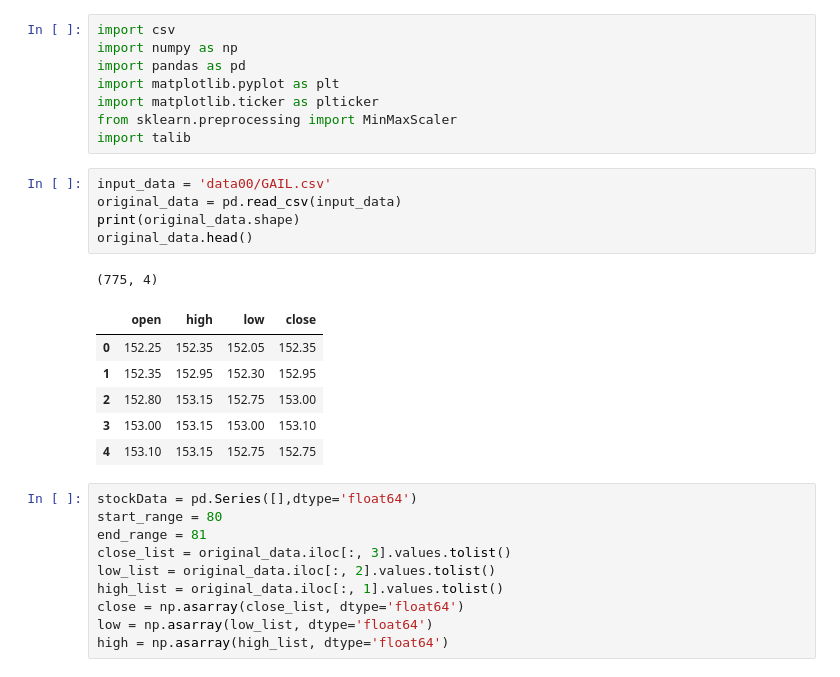
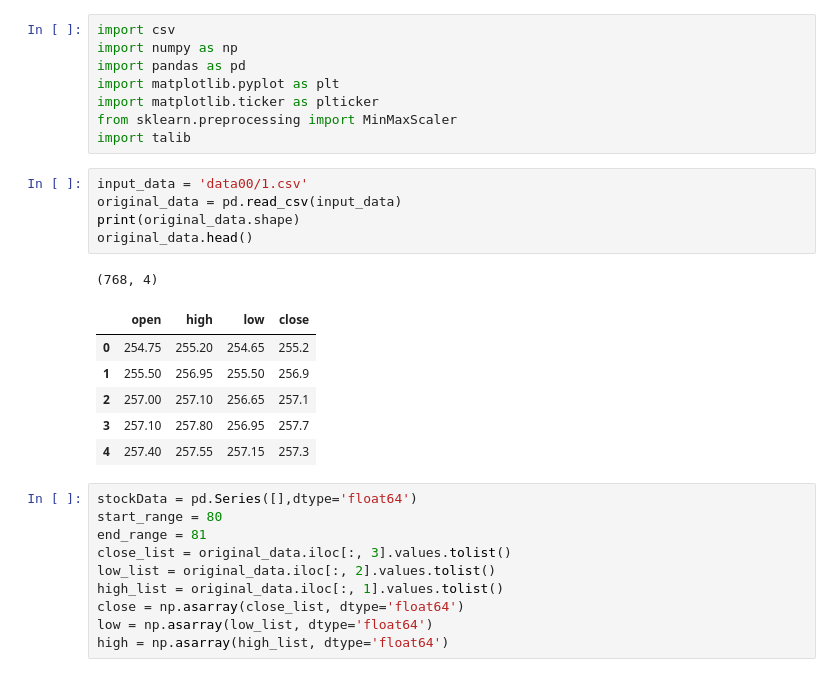
Before and after one commit to AmaldevTA/stock_entry, a Jupyter notebook: rnd.ipynb, the cells around one changed output. Cells and saved outputs as stored; diff of their text form.

```diff
--- a/rnd.ipynb
+++ b/rnd.ipynb
@@ -7,18 +7,18 @@ import matplotlib.ticker as plticker
 from sklearn.preprocessing import MinMaxScaler
 import talib
 # %%
-input_data = 'data00/GAIL.csv'
+input_data = 'data00/1.csv'
 original_data = pd.read_csv(input_data)
 print(original_data.shape)
 original_data.head()
 # %% [output]
-(775, 4)
+(768, 4)
 |  | open | high | low | close |
-| 0 | 152.25 | 152.35 | 152.05 | 152.35 |
-| 1 | 152.35 | 152.95 | 152.30 | 152.95 |
-| 2 | 152.80 | 153.15 | 152.75 | 153.00 |
-| 3 | 153.00 | 153.15 | 153.00 | 153.10 |
-| 4 | 153.10 | 153.15 | 152.75 | 152.75 |
+| 0 | 254.75 | 255.20 | 254.65 | 255.2 |
+| 1 | 255.50 | 256.95 | 255.50 | 256.9 |
+| 2 | 257.00 | 257.10 | 256.65 | 257.1 |
+| 3 | 257.10 | 257.80 | 256.95 | 257.7 |
+| 4 | 257.40 | 257.55 | 257.15 | 257.3 |
 # %%
 stockData = pd.Series([],dtype='float64')
 start_range = 80
```
Also changed, not shown: parts of 3 cells of this notebook, 2 other files.
